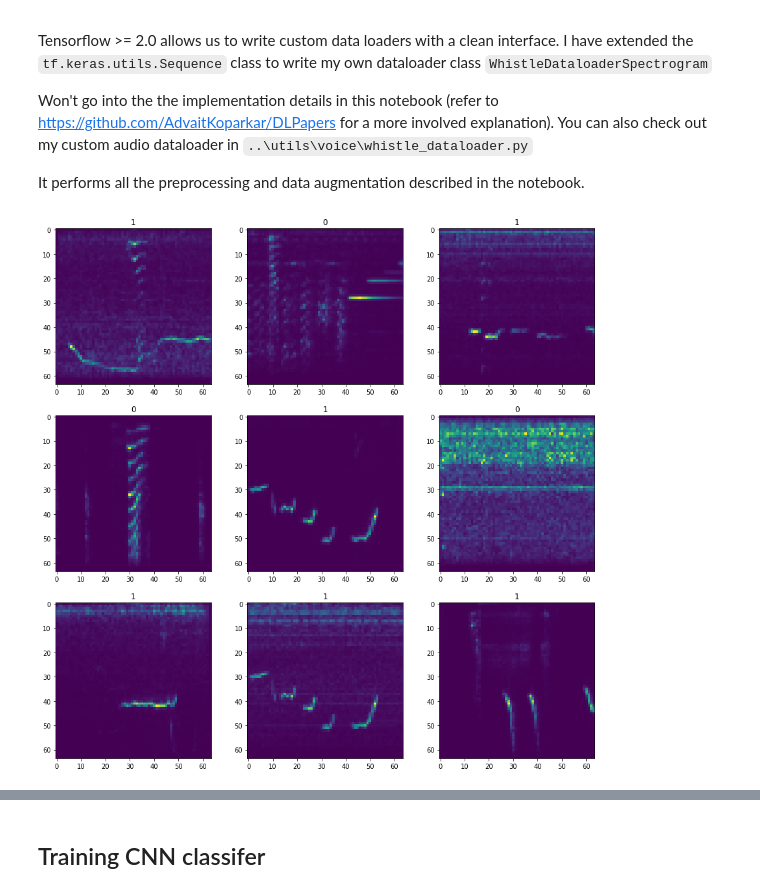
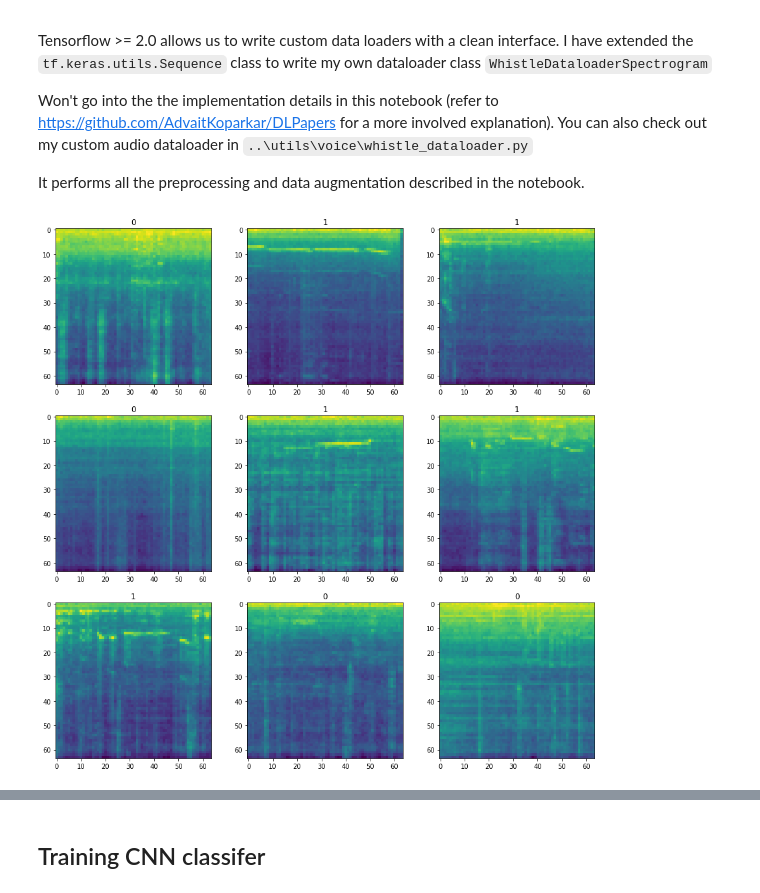
Before and after one commit to AdvaitKoparkar/whistle-detection, a Jupyter notebook: notebooks/whistle_detector.ipynb, the cells around one changed output, grey strips where cells are left out. Saved outputs shown, nothing was run; the diff lists cells and outputs as text; code cells hidden in the pictures.

Commit message:
added mfcc, improved spectrogram, improved validation accuracy, improved dataloader api

```diff
--- a/notebooks/whistle_detector.ipynb
+++ b/notebooks/whistle_detector.ipynb
@@ -229,22 +230,22 @@ It performs all the preprocessing and data augmentation described in the noteboo
 # %%
 ROWS, COLS = 3, 3
 
-fg_files = pd.read_csv(r'..\data\csv\train\fg.csv')['fname'].unique()
+# fg_files = pd.read_csv(r'..\data\csv\train\fg.csv')['fname'].unique()
 bg_files = pd.read_csv(r'..\data\csv\train\bg.csv')['fname'].unique()
 wh_files = pd.read_csv(r'..\data\csv\train\wh.csv')['fname'].unique()
-dataloader = WhistleDataloaderSpectrogram(bg_files, fg_files, wh_files, epoch_size=ROWS*COLS)
+dataloader = WhistleDataloaderSpectrogram(bg_files, wh_files, epoch_size=ROWS*COLS)
 dataloader.prepare_epoch()
 X, y, fname = dataloader.epoch_X, dataloader.epoch_y, dataloader.epoch_fnames
 
 fig, ax = plt.subplots(ROWS,COLS, figsize=(15,15))
 
 for r in range(ROWS):
     for c in range(COLS):
         idx = r * COLS + c
         ax[r][c].imshow(X[idx,:,:,0])
         ax[r][c].set_title('{}'.format(y[idx]))
 # %% [output]
-[figure, old version]
+[figure, new version]
 # %%
 w = dataloader.epoch_waveforms[7]
 display.Audio(w, rate=read_config()['sound_config']['sr'])
```
Also changed, not shown: parts of 17 cells of this notebook, 24 other files.
